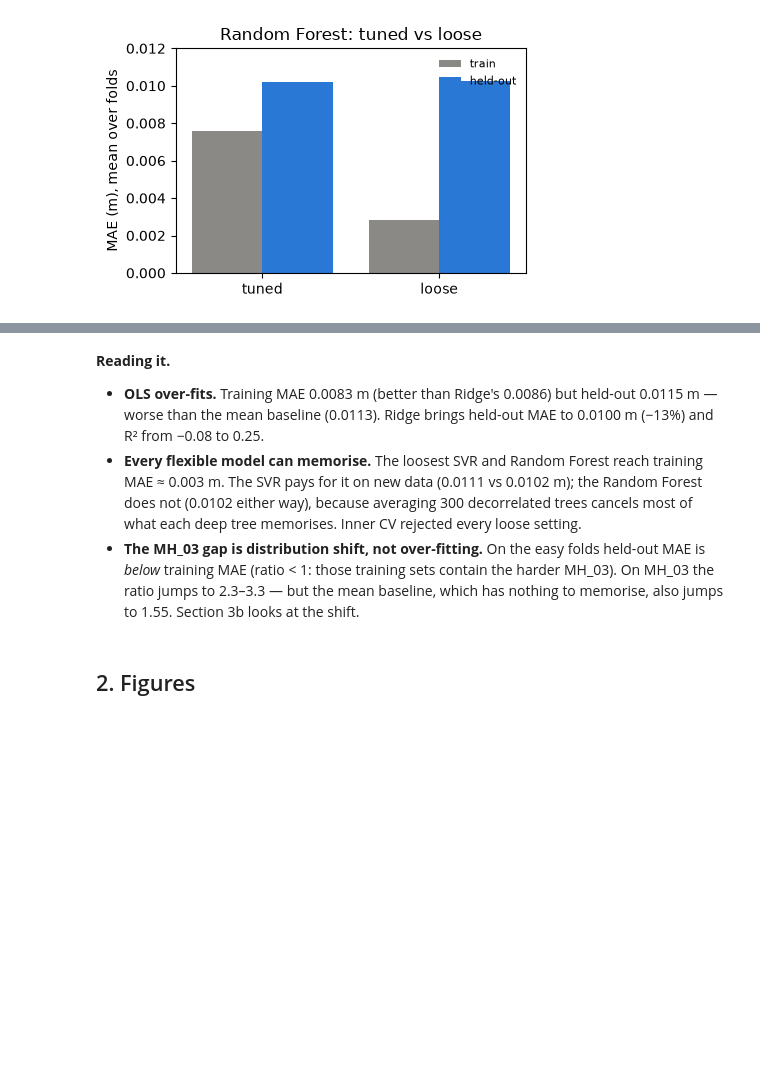
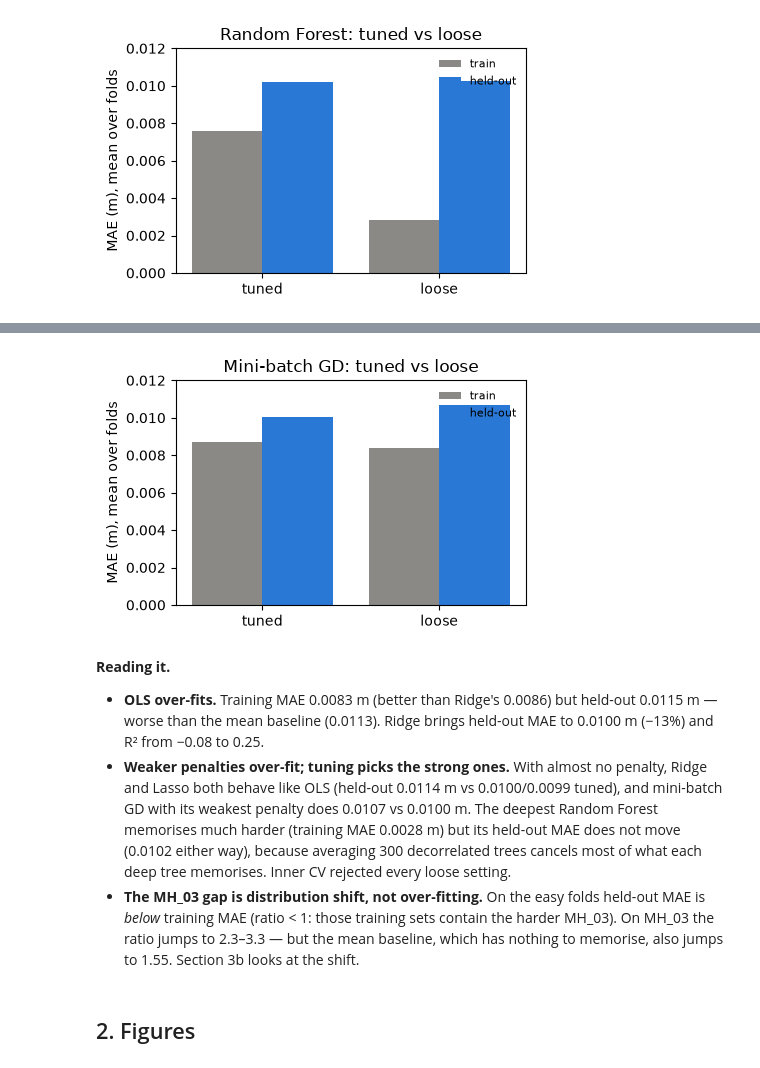
Before and after one commit to Dadi-Dinesh/Drift-Sense, a Jupyter notebook: notebooks/06_ml_evaluation.ipynb, the cells around one changed output, grey strips where cells are left out. Drawn from its saved outputs; the diff is of its cells as text; code cells hidden in the pictures; blank space fills up the shorter version.

```diff
--- a/notebooks/06_ml_evaluation.ipynb
+++ b/notebooks/06_ml_evaluation.ipynb
@@ -209,8 +218,20 @@ fig.tight_layout(); plt.show()
+# %%
+g = o[o["model"] == "minibatch_gd"]
+x = np.arange(len(g))
+fig, ax = plt.subplots(figsize=(4.5, 3))
+ax.bar(x - 0.2, g["train_mae"], 0.4, label="train", color="#8a8985")
+ax.bar(x + 0.2, g["test_mae"], 0.4, label="held-out", color="#2a78d6")
+ax.set_xticks(x, g["setting"]); ax.set_ylim(0, 0.012)
+ax.set_ylabel("MAE (m), mean over folds"); ax.set_title(f"{plots.MODEL_LABELS['minibatch_gd']}: tuned vs loose")
+ax.legend(frameon=False, fontsize=8)
+fig.tight_layout(); plt.show()
+# %% [output]
+[figure, added]
 # %% [markdown]
 **Reading it.**
 
 * **OLS over-fits.** Training MAE 0.0083 m (better than Ridge's 0.0086) but held-out 0.0115 m — worse than the mean baseline (0.0113). Ridge brings held-out MAE to 0.0100 m (−13%) and R² from −0.08 to 0.25.
-* **Every flexible model can memorise.** The loosest SVR and Random Forest reach training MAE ≈ 0.003 m. The SVR pays for it on new data (0.0111 vs 0.0102 m); the Random Forest does not (0.0102 either way), because averaging 300 decorrelated trees cancels most of what each deep tree memorises. Inner CV rejected every loose setting.
+* **Weaker penalties over-fit; tuning picks the strong ones.** With almost no penalty, Ridge and Lasso both behave like OLS (held-out 0.0114 m vs 0.0100/0.0099 tuned), and mini-batch GD with its weakest penalty does 0.0107 vs 0.0100 m. The deepest Random Forest memorises much harder (training MAE 0.0028 m) but its held-out MAE does not move (0.0102 either way), because averaging 300 decorrelated trees cancels most of what each deep tree memorises. Inner CV rejected every loose setting.
 * **The MH_03 gap is distribution shift, not over-fitting.** On the easy folds held-out MAE is *below* training MAE (ratio < 1: those training sets contain the harder MH_03). On MH_03 the ratio jumps to 2.3–3.3 — but the mean baseline, which has nothing to memorise, also jumps to 1.55. Section 3b looks at the shift.
 # %% [markdown]
 ## 2. Figures
```
Also changed, not shown: parts of 16 cells of this notebook, 1 other file.
